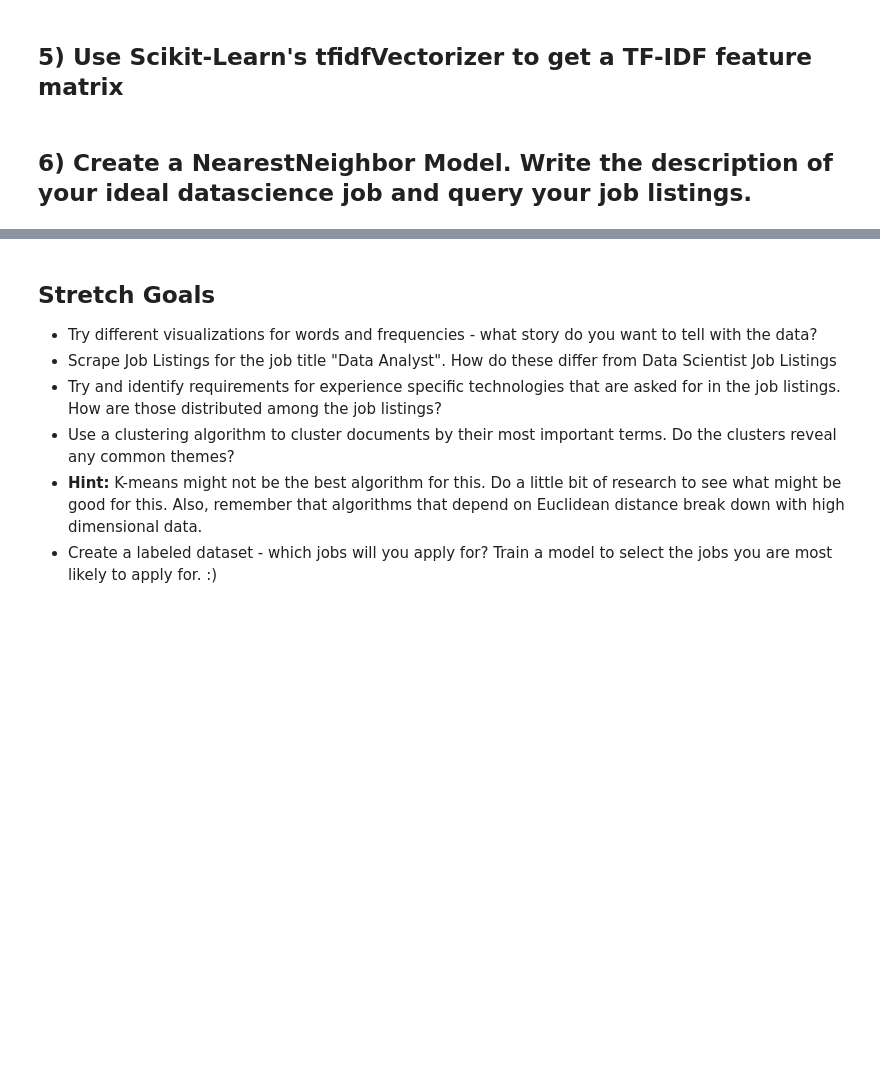
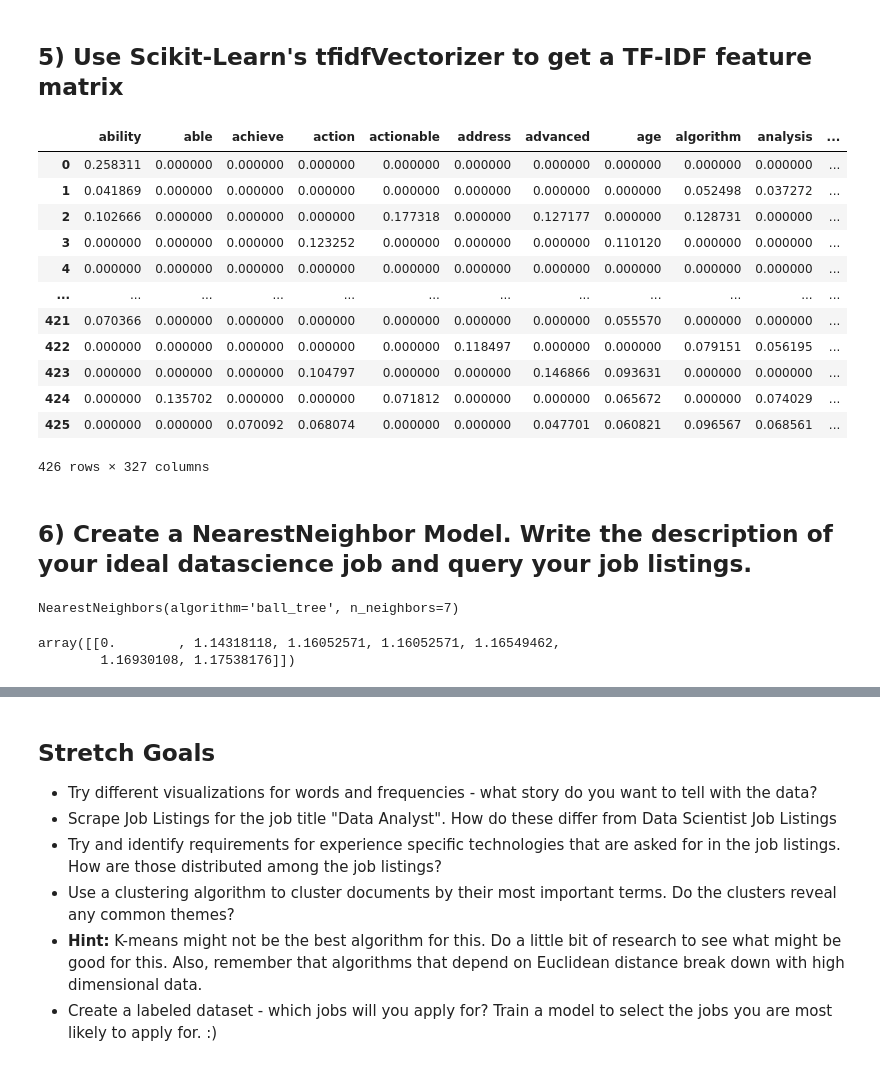
Before and after one commit to JAaron93/DS-Unit-4-Sprint-1-NLP, a Jupyter notebook: module2-vector-representations/LS_DS_412_Vector_Representations_Assignment.ipynb, the cells around one changed output, grey strips where cells are left out. Drawn from its saved outputs; the diff is of its cells as text; code cells hidden in the pictures; blank space fills up the shorter version.

```diff
--- a/module2-vector-representations/LS_DS_412_Vector_Representations_Assignment.ipynb
+++ b/module2-vector-representations/LS_DS_412_Vector_Representations_Assignment.ipynb
@@ -48,2 +317,29 @@ raise Exception("\nThis task is not complete. \nReplace this line with your code
+# %%
+##### Your Code Here #####
+vect2 = TfidfVectorizer(
+                        stop_words='english',
+                        ngram_range=(1,2),
+                        max_df=.85,
+                        min_df=.15,
+                        )
+# %%
+dtm_tfidf = vect2.fit_transform(df['tokens'])
+# %%
+dtm_tfidf = pd.DataFrame(dtm_tfidf.todense(), columns=vect2.get_feature_names())
+dtm_tfidf
+# %% [output]
+|  | ability | able | achieve | action | actionable | address | advanced | age | algorithm | analysis | ... |
+| 0 | 0.258311 | 0.000000 | 0.000000 | 0.000000 | 0.000000 | 0.000000 | 0.000000 | 0.000000 | 0.000000 | 0.000000 | ... |
+| 1 | 0.041869 | 0.000000 | 0.000000 | 0.000000 | 0.000000 | 0.000000 | 0.000000 | 0.000000 | 0.052498 | 0.037272 | ... |
+| 2 | 0.102666 | 0.000000 | 0.000000 | 0.000000 | 0.177318 | 0.000000 | 0.127177 | 0.000000 | 0.128731 | 0.000000 | ... |
+| 3 | 0.000000 | 0.000000 | 0.000000 | 0.123252 | 0.000000 | 0.000000 | 0.000000 | 0.110120 | 0.000000 | 0.000000 | ... |
+| 4 | 0.000000 | 0.000000 | 0.000000 | 0.000000 | 0.000000 | 0.000000 | 0.000000 | 0.000000 | 0.000000 | 0.000000 | ... |
+| ... | ... | ... | ... | ... | ... | ... | ... | ... | ... | ... | ... |
+| 421 | 0.070366 | 0.000000 | 0.000000 | 0.000000 | 0.000000 | 0.000000 | 0.000000 | 0.055570 | 0.000000 | 0.000000 | ... |
+| 422 | 0.000000 | 0.000000 | 0.000000 | 0.000000 | 0.000000 | 0.118497 | 0.000000 | 0.000000 | 0.079151 | 0.056195 | ... |
+| 423 | 0.000000 | 0.000000 | 0.000000 | 0.104797 | 0.000000 | 0.000000 | 0.146866 | 0.093631 | 0.000000 | 0.000000 | ... |
+| 424 | 0.000000 | 0.135702 | 0.000000 | 0.000000 | 0.071812 | 0.000000 | 0.000000 | 0.065672 | 0.000000 | 0.074029 | ... |
+| 425 | 0.000000 | 0.000000 | 0.070092 | 0.068074 | 0.000000 | 0.000000 | 0.047701 | 0.060821 | 0.096567 | 0.068561 | ... |
+426 rows × 327 columns
 # %% [markdown]
 ## 6) Create a NearestNeighbor Model. Write the description of your ideal datascience job and query your job listings.
@@ -52,0 +346,8 @@ raise Exception("\nThis task is not complete. \nReplace this line with your code
+# %%
+##### Your Code Here #####
+from sklearn.neighbors import NearestNeighbors
+
+nn = NearestNeighbors(n_neighbors=7, algorithm='ball_tree')
+nn.fit(dtm_tfidf)
+# %% [output]
+NearestNeighbors(algorithm='ball_tree', n_neighbors=7)
@@ -52,0 +362,9 @@ raise Exception("\nThis task is not complete. \nReplace this line with your code
+# %%
+# distance scores for top 5 most sim articles
+# notice that the first 2 distance scores are zero,
+# this is because they are actually duplicates of the query doc,
+# so we want to recommend the 3rd closest article
+neigh_dist
+# %% [output]
+array([[0.        , 1.14318118, 1.16052571, 1.16052571, 1.16549462,
+        1.16930108, 1.17538176]])
```
Also changed, not shown: parts of 43 cells of this notebook, 12 other files.
